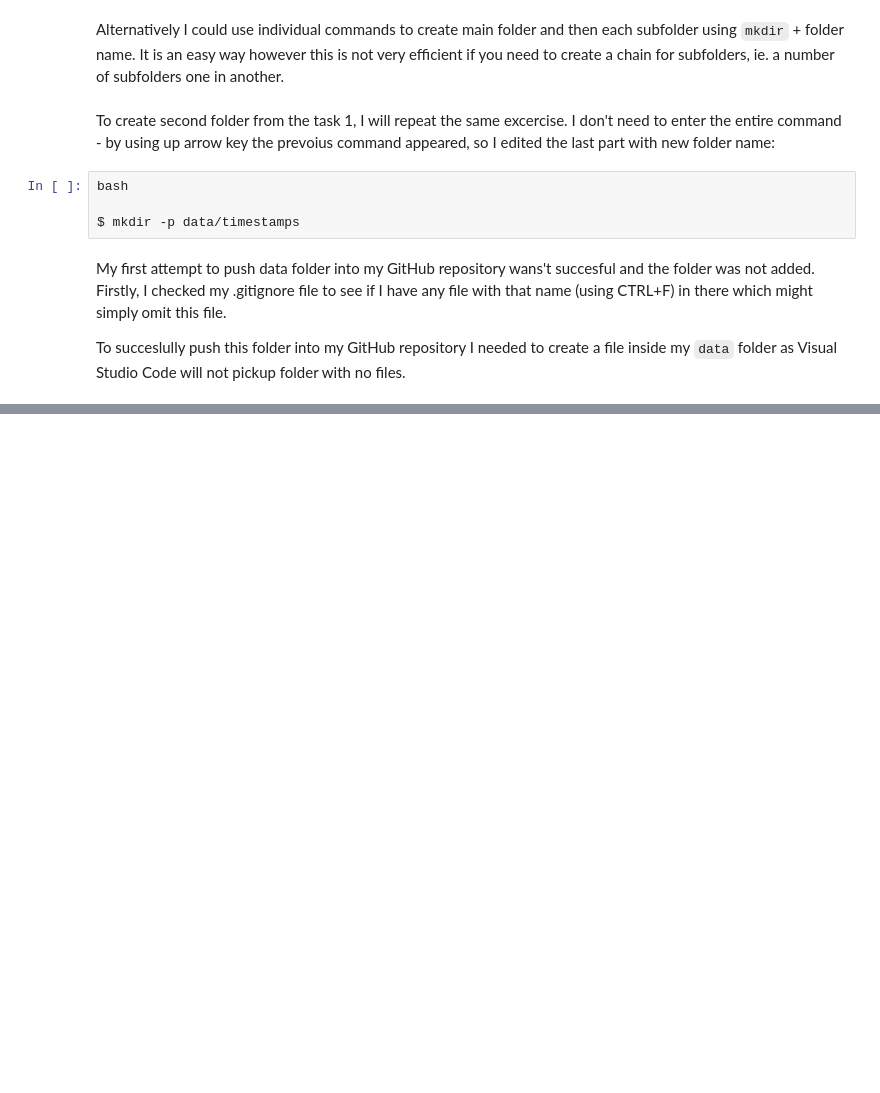
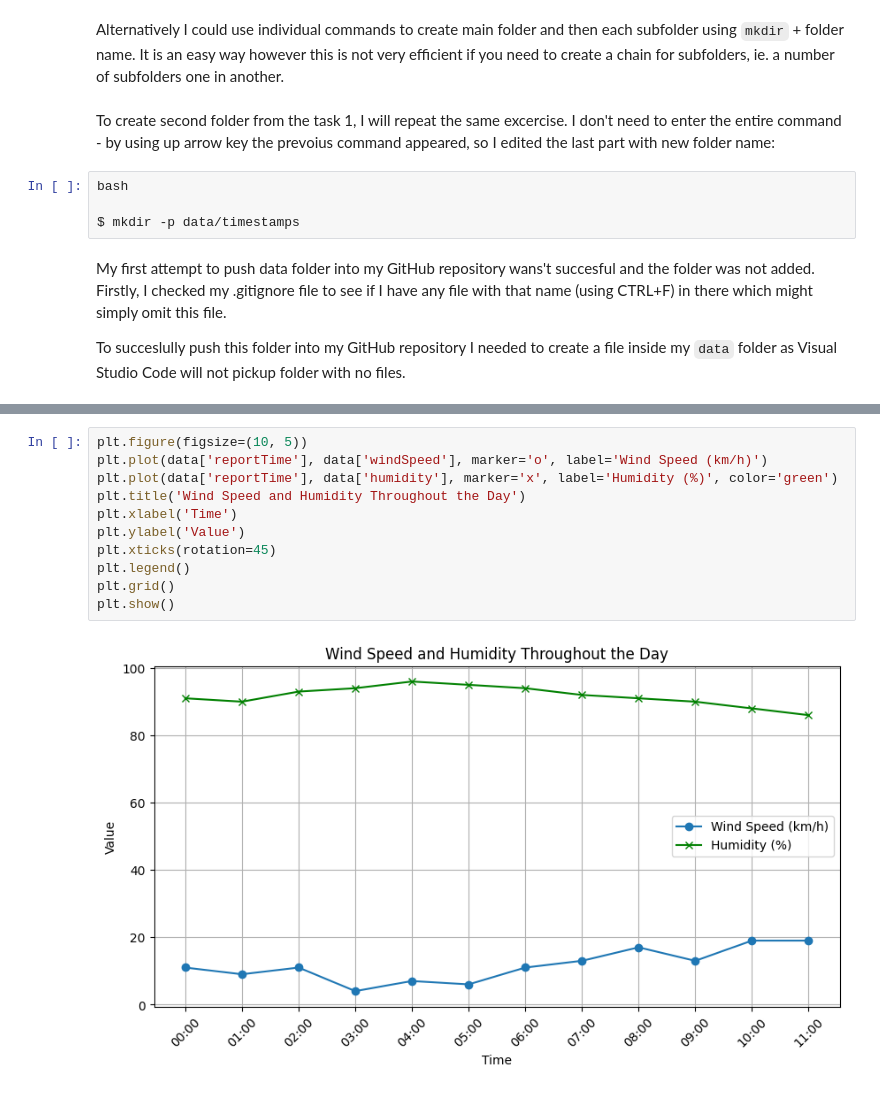
Before and after one commit to mondbr/computer_infrastructure, a Jupyter notebook: weather.ipynb, the cells around one changed output, grey strips where cells are left out. Saved outputs shown, nothing was run; the diff lists cells and outputs as text; blank space fills up the shorter version.

```diff
--- a/weather.ipynb
+++ b/weather.ipynb
@@ -40,0 +110,13 @@ To succeslully push this folder into my GitHub repository I needed to create a f
+# %%
+plt.figure(figsize=(10, 5))
+plt.plot(data['reportTime'], data['windSpeed'], marker='o', label='Wind Speed (km/h)')
+plt.plot(data['reportTime'], data['humidity'], marker='x', label='Humidity (%)', color='green')
+plt.title('Wind Speed and Humidity Throughout the Day')
+plt.xlabel('Time')
+plt.ylabel('Value')
+plt.xticks(rotation=45)
+plt.legend()
+plt.grid()
+plt.show()
+# %% [output]
+[figure, added]
```
Also changed, not shown: parts of 11 cells of this notebook, 2 other files.
